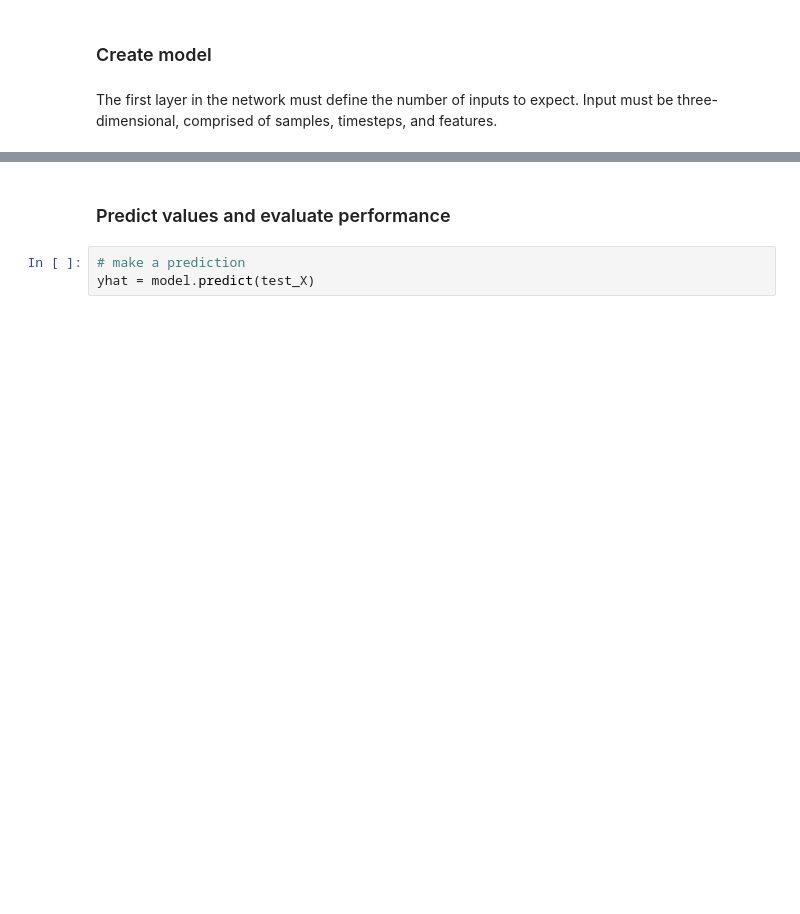
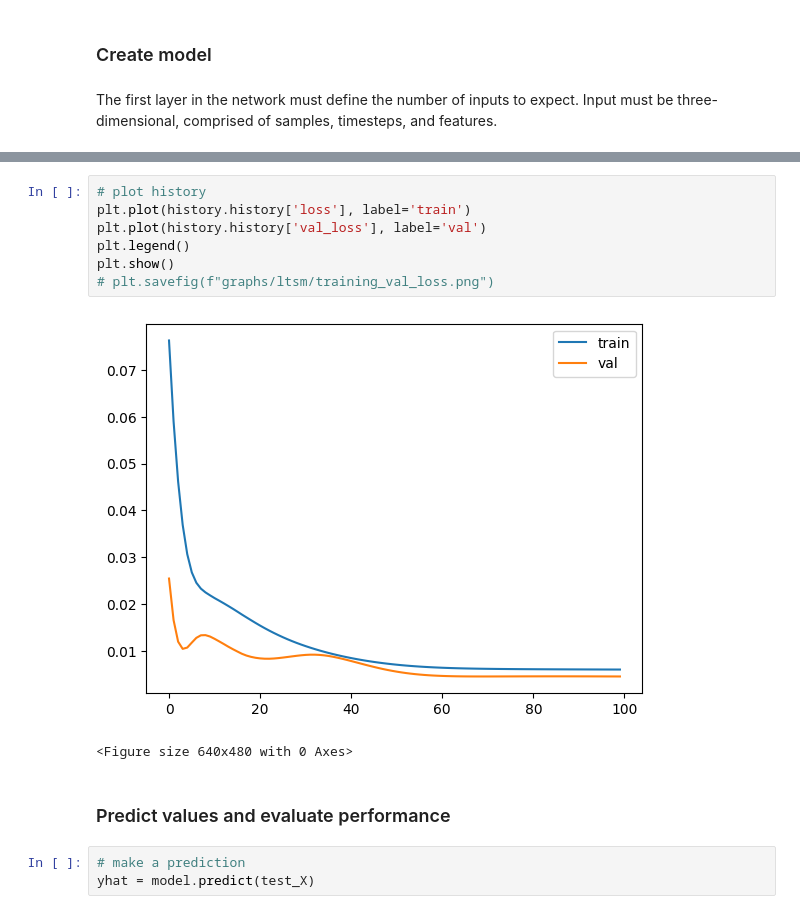
Before and after one commit to valeria-gonzalez/PM25-forecasting, a Jupyter notebook: 3_reframe_dataset.ipynb, the cells around one changed output, grey strips where cells are left out. Saved outputs shown, nothing was run; the diff lists cells and outputs as text; blank space fills up the shorter version.

```diff
--- a/3_reframe_dataset.ipynb
+++ b/3_reframe_dataset.ipynb
@@ -430,3 +438,13 @@ plt.show()
+# %%
+# plot history
+plt.plot(history.history['loss'], label='train')
+plt.plot(history.history['val_loss'], label='val')
+plt.legend()
+plt.show()
+# plt.savefig(f"graphs/ltsm/training_val_loss.png")
+# %% [output]
+[figure, added]
+<Figure size 640x480 with 0 Axes>
 # %% [markdown]
 ### Predict values and evaluate performance
 # %%
```
Also changed, not shown: parts of 14 cells of this notebook, 3 other files.
